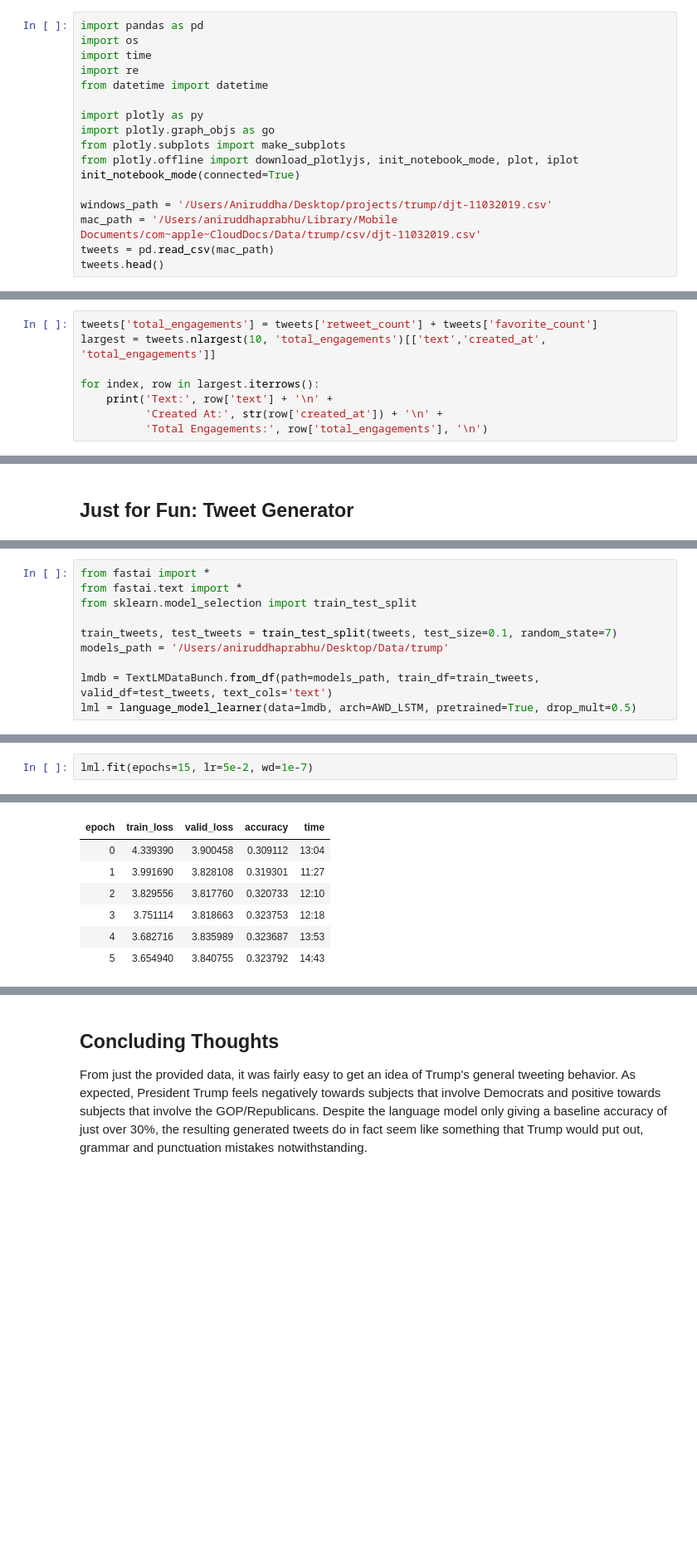
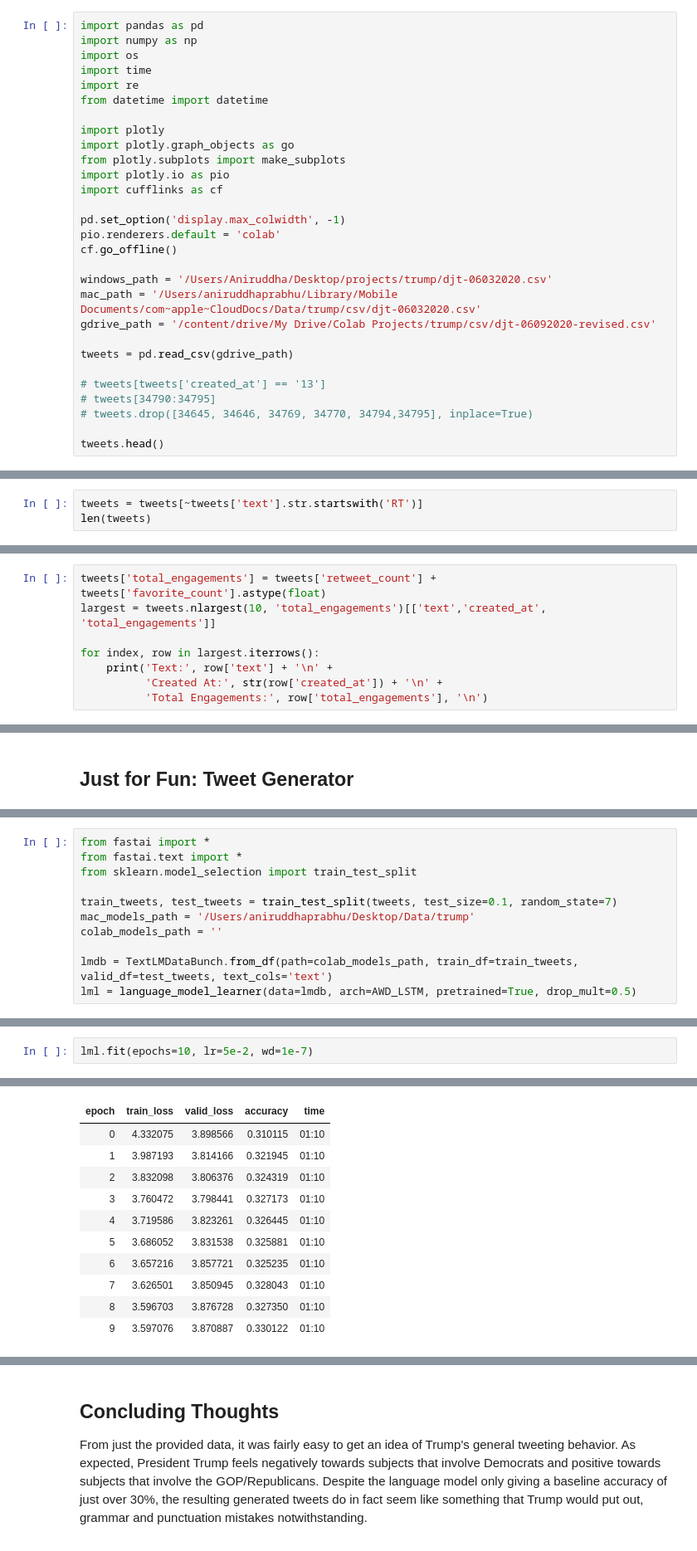
Before and after one commit to aniruddha823/Tweeter-In-Chief, a Jupyter notebook: Tweeter-in-Chief.ipynb, the cells around one changed output, grey strips where cells are left out. Shown at 83% size. Cells and saved outputs as stored; diff of their text form; blank space fills up the shorter version.

```diff
--- a/Tweeter-in-Chief.ipynb
+++ b/Tweeter-in-Chief.ipynb
@@ -17,19 +22,31 @@ This notebook will attempt to go through the entirety of Donald Trump's Twitter
 ## Cleanup & First Insights
 # %%
 import pandas as pd
+import numpy as np
 import os
 import time
 import re
 from datetime import datetime
 
-import plotly as py
-import plotly.graph_objs as go
+import plotly
+import plotly.graph_objects as go
 from plotly.subplots import make_subplots
-from plotly.offline import download_plotlyjs, init_notebook_mode, plot, iplot
-init_notebook_mode(connected=True)
+import plotly.io as pio
+import cufflinks as cf
 
-windows_path = '/Users/Aniruddha/Desktop/projects/trump/djt-11032019.csv'
-mac_path = '/Users/aniruddhaprabhu/Library/Mobile Documents/com~apple~CloudDocs/Data/trump/csv/djt-11032019.csv'
-tweets = pd.read_csv(mac_path)
+pd.set_option('display.max_colwidth', -1)
+pio.renderers.default = 'colab'
+cf.go_offline()
+
+windows_path = '/Users/Aniruddha/Desktop/projects/trump/djt-06032020.csv'
+mac_path = '/Users/aniruddhaprabhu/Library/Mobile Documents/com~apple~CloudDocs/Data/trump/csv/djt-06032020.csv'
+gdrive_path = '/content/drive/My Drive/Colab Projects/trump/csv/djt-06092020-revised.csv'
+
+tweets = pd.read_csv(gdrive_path)
+
+# tweets[tweets['created_at'] == '13']
+# tweets[34790:34795]
+# tweets.drop([34645, 34646, 34769, 34770, 34794,34795], inplace=True)
+
 tweets.head()
 # %% [output]
@@ -107,0 +121,3 @@ len(tweets)
+# %%
+tweets = tweets[~tweets['text'].str.startswith('RT')]
+len(tweets)
@@ -141,7 +162,7 @@ fig.show()
 # %% [output]
 [interactive output not drawn]
 # %%
-tweets['total_engagements'] = tweets['retweet_count'] + tweets['favorite_count']
+tweets['total_engagements'] = tweets['retweet_count'] + tweets['favorite_count'].astype(float)
 largest = tweets.nlargest(10, 'total_engagements')[['text','created_at', 'total_engagements']]
 
 for index, row in largest.iterrows():
@@ -279,9 +297,10 @@ from fastai.text import *
 from sklearn.model_selection import train_test_split
 
 train_tweets, test_tweets = train_test_split(tweets, test_size=0.1, random_state=7)
-models_path = '/Users/aniruddhaprabhu/Desktop/Data/trump'
+mac_models_path = '/Users/aniruddhaprabhu/Desktop/Data/trump'
+colab_models_path = ''
 
-lmdb = TextLMDataBunch.from_df(path=models_path, train_df=train_tweets, valid_df=test_tweets, text_cols='text')
+lmdb = TextLMDataBunch.from_df(path=colab_models_path, train_df=train_tweets, valid_df=test_tweets, text_cols='text')
 lml = language_model_learner(data=lmdb, arch=AWD_LSTM, pretrained=True, drop_mult=0.5)
 # %% [output]
 [interactive output not drawn]
@@ -300,3 +321,3 @@ lml.recorder.plot()
 # %%
-lml.fit(epochs=15, lr=5e-2, wd=1e-7)
+lml.fit(epochs=10, lr=5e-2, wd=1e-7)
 # %% [output]
@@ -304,7 +324,11 @@ lml.fit(epochs=15, lr=5e-2, wd=1e-7)
 | epoch | train_loss | valid_loss | accuracy | time |
-| 0 | 4.339390 | 3.900458 | 0.309112 | 13:04 |
-| 1 | 3.991690 | 3.828108 | 0.319301 | 11:27 |
-| 2 | 3.829556 | 3.817760 | 0.320733 | 12:10 |
-| 3 | 3.751114 | 3.818663 | 0.323753 | 12:18 |
-| 4 | 3.682716 | 3.835989 | 0.323687 | 13:53 |
-| 5 | 3.654940 | 3.840755 | 0.323792 | 14:43 |
+| 0 | 4.332075 | 3.898566 | 0.310115 | 01:10 |
+| 1 | 3.987193 | 3.814166 | 0.321945 | 01:10 |
+| 2 | 3.832098 | 3.806376 | 0.324319 | 01:10 |
+| 3 | 3.760472 | 3.798441 | 0.327173 | 01:10 |
+| 4 | 3.719586 | 3.823261 | 0.326445 | 01:10 |
+| 5 | 3.686052 | 3.831538 | 0.325881 | 01:10 |
+| 6 | 3.657216 | 3.857721 | 0.325235 | 01:10 |
+| 7 | 3.626501 | 3.850945 | 0.328043 | 01:10 |
+| 8 | 3.596703 | 3.876728 | 0.327350 | 01:10 |
+| 9 | 3.597076 | 3.870887 | 0.330122 | 01:10 |
```
Also changed, not shown: parts of 32 cells of this notebook, 5 other files.
